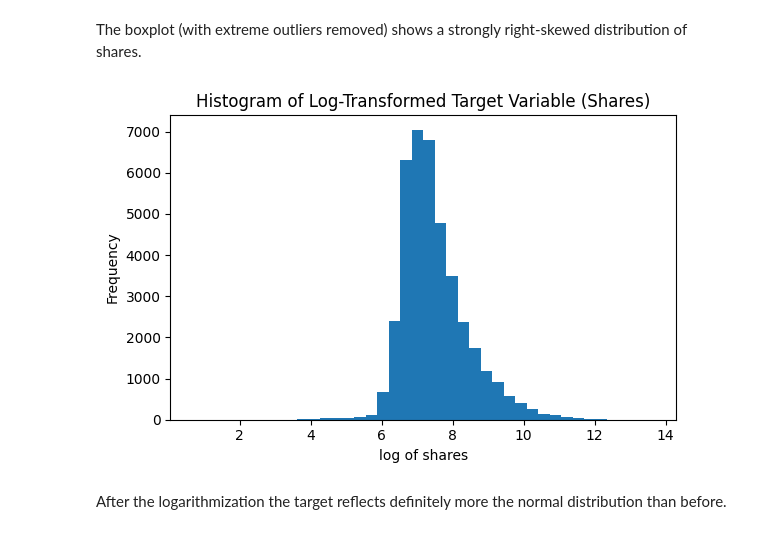
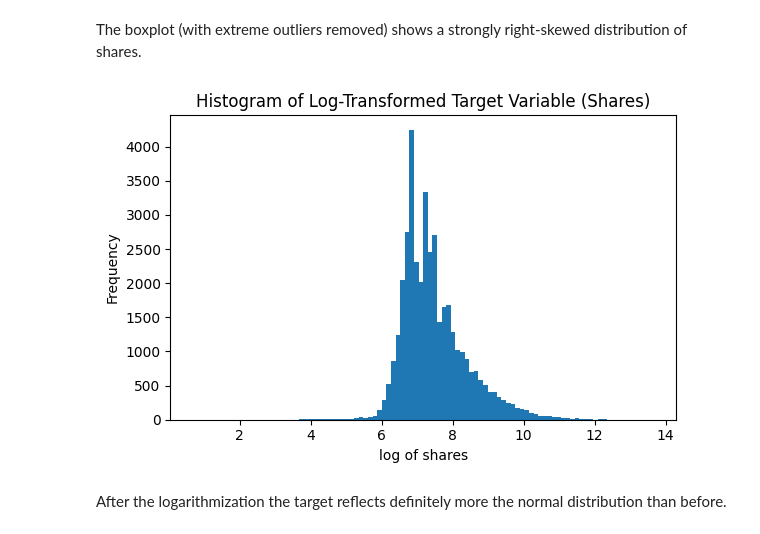
Before and after one commit to Weronikaa2001/ML2_final_project, a Jupyter notebook: ML2_final_part1.ipynb, the cells around one changed output. Drawn from its saved outputs; the diff is of its cells as text; code cells hidden in the pictures.

```diff
--- a/ML2_final.ipynb
+++ b/ML2_final_part1.ipynb
@@ -643,16 +643,16 @@ The boxplot (with extreme outliers removed) shows a strongly right‑skewed dist
 # %%
 # Log-transform target for visualization
 log_shares = np.log1p(df["shares"])
 
 plt.figure(figsize=(6, 4))
-plt.hist(log_shares, bins=40)
+plt.hist(log_shares, bins=100)
 plt.xlabel("log of shares")
 plt.ylabel("Frequency")
 plt.title("Histogram of Log-Transformed Target Variable (Shares)")
 plt.tight_layout()
 plt.show()
 # %% [output]
-[figure, old version]
+[figure, new version]
 # %% [markdown]
 After the logarithmization the target reflects definitely more the normal distribution than before.
 # %% [markdown]
```
Also changed, not shown: parts of 23 cells of this notebook, 1 other file.
